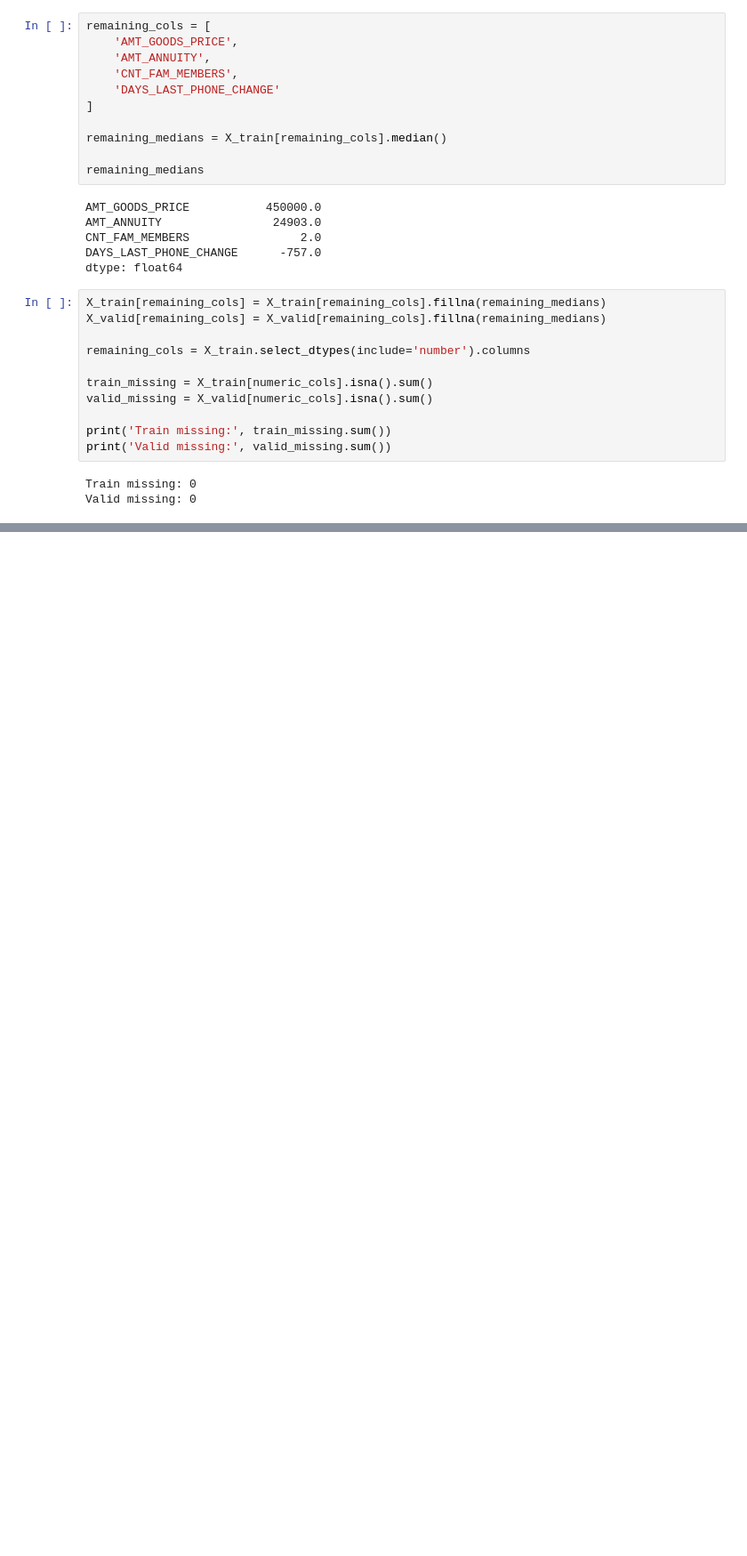
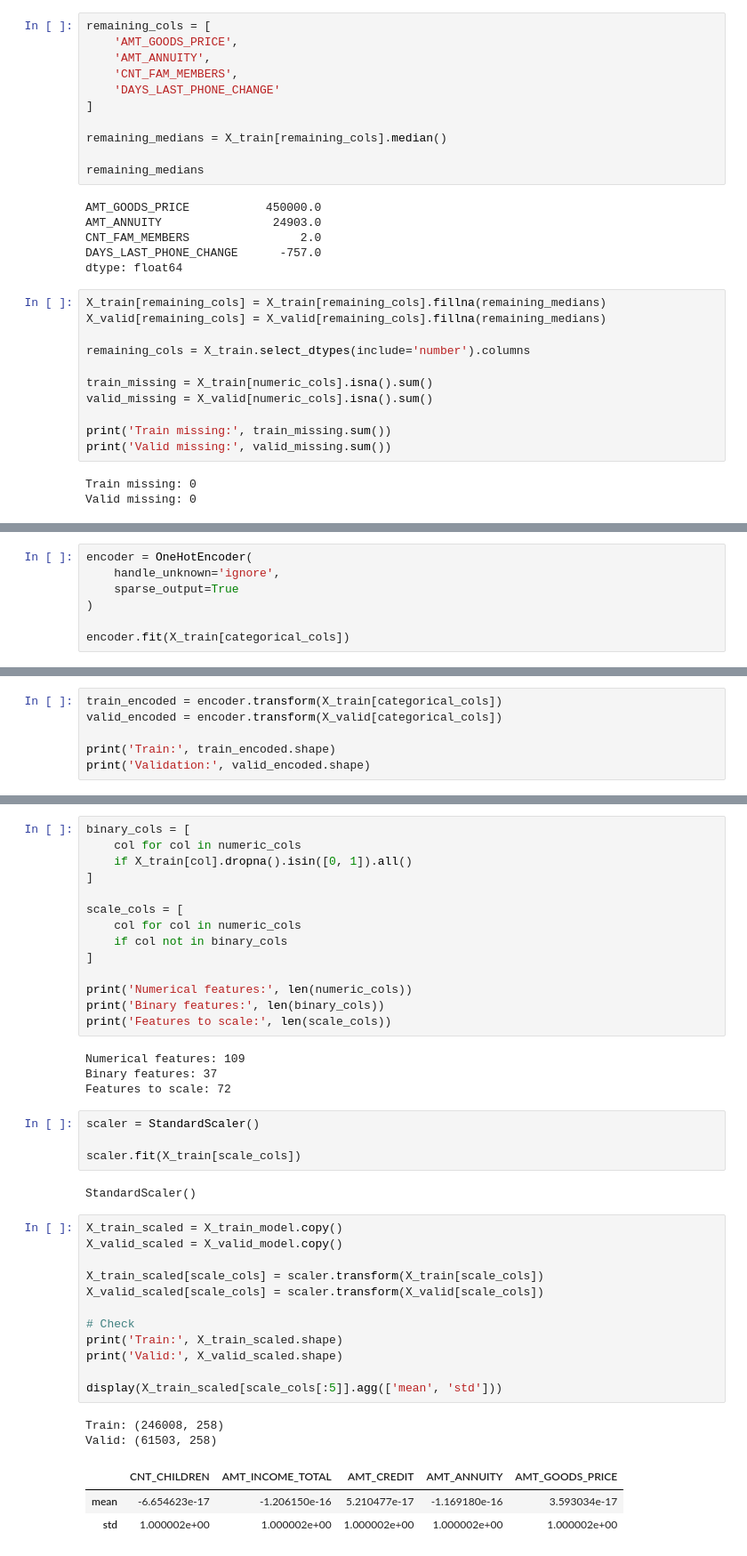
Before and after one commit to Tural-Kazimov/home-credit-default-risk, a Jupyter notebook: 02_model_development.ipynb, the cells around one changed output, grey strips where cells are left out. Shown at 89% size. Drawn from its saved outputs; the diff is of its cells as text; blank space fills up the shorter version.

```diff
--- a/02_model_development.ipynb
+++ b/02_model_development.ipynb
@@ -495,0 +585,7 @@ Valid missing: 0
+# %%
+encoder = OneHotEncoder(
+    handle_unknown='ignore',
+    sparse_output=True
+)
+
+encoder.fit(X_train[categorical_cols])
@@ -495,0 +594,6 @@ Valid missing: 0
+# %%
+train_encoded = encoder.transform(X_train[categorical_cols])
+valid_encoded = encoder.transform(X_valid[categorical_cols])
+
+print('Train:', train_encoded.shape)
+print('Validation:', valid_encoded.shape)
@@ -495,0 +638,42 @@ Valid missing: 0
+# %%
+binary_cols = [
+    col for col in numeric_cols
+    if X_train[col].dropna().isin([0, 1]).all()
+]
+
+scale_cols = [
+    col for col in numeric_cols
+    if col not in binary_cols
+]
+
+print('Numerical features:', len(numeric_cols))
+print('Binary features:', len(binary_cols))
+print('Features to scale:', len(scale_cols))
+# %% [output]
+Numerical features: 109
+Binary features: 37
+Features to scale: 72
+# %%
+scaler = StandardScaler()
+
+scaler.fit(X_train[scale_cols])
+# %% [output]
+StandardScaler()
+# %%
+X_train_scaled = X_train_model.copy()
+X_valid_scaled = X_valid_model.copy()
+
+X_train_scaled[scale_cols] = scaler.transform(X_train[scale_cols])
+X_valid_scaled[scale_cols] = scaler.transform(X_valid[scale_cols])
+
+# Check
+print('Train:', X_train_scaled.shape)
+print('Valid:', X_valid_scaled.shape)
+
+display(X_train_scaled[scale_cols[:5]].agg(['mean', 'std']))
+# %% [output]
+Train: (246008, 258)
+Valid: (61503, 258)
+|  | CNT_CHILDREN | AMT_INCOME_TOTAL | AMT_CREDIT | AMT_ANNUITY | AMT_GOODS_PRICE |
+| mean | -6.654623e-17 | -1.206150e-16 | 5.210477e-17 | -1.169180e-16 | 3.593034e-17 |
+| std | 1.000002e+00 | 1.000002e+00 | 1.000002e+00 | 1.000002e+00 | 1.000002e+00 |
```
Also changed, not shown: parts of 12 cells of this notebook.
